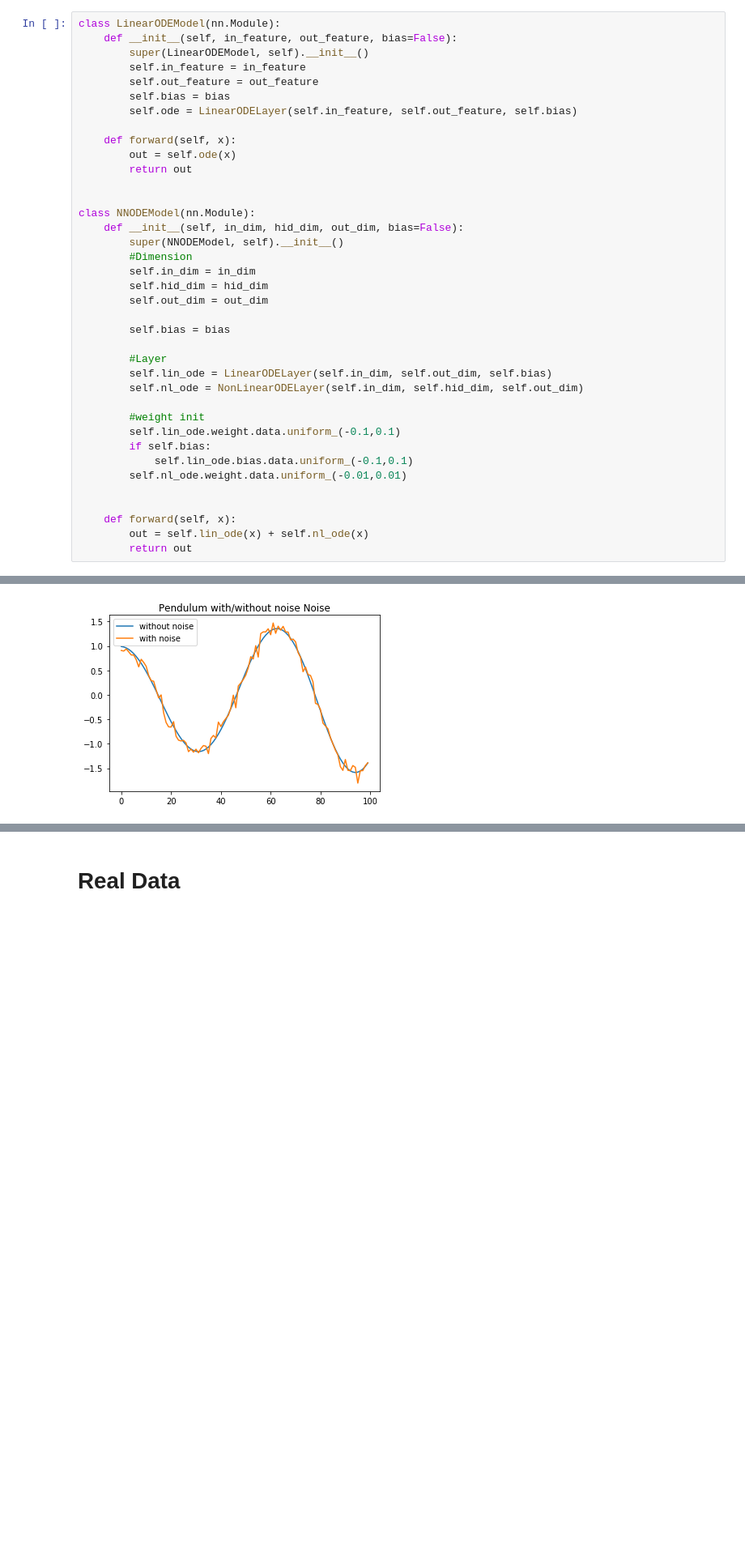
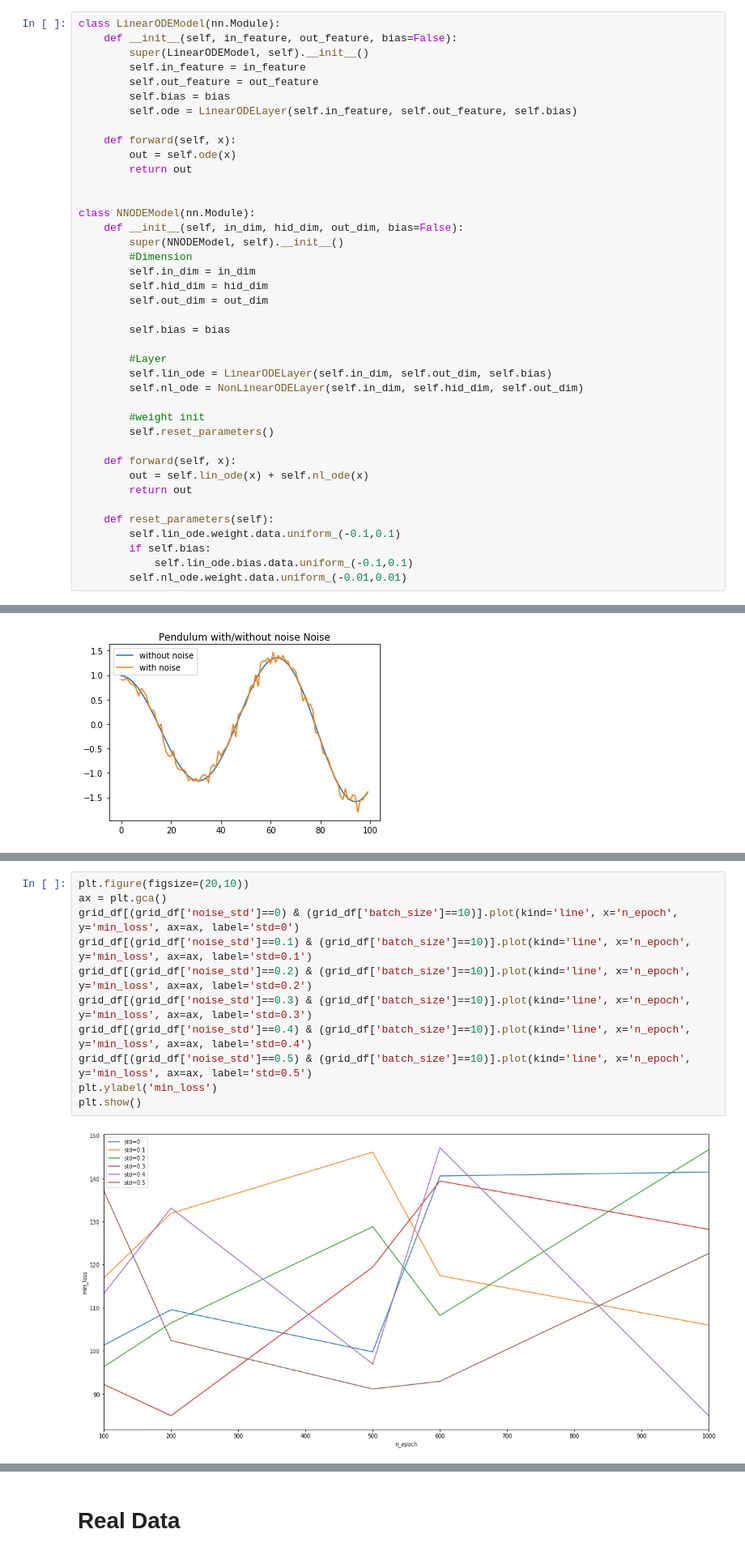
Before and after one commit to KennethThNg/Semester-project-dynamical-system-learning, a Jupyter notebook: NoiseODETestLayer.ipynb, the cells around one changed output, grey strips where cells are left out. Shown: that part at 81% size. Drawn from its saved outputs; the diff is of its cells as text; blank space fills up the shorter version.

```diff
--- a/NoiseODETestLayer.ipynb
+++ b/NoiseODETestLayer.ipynb
@@ -91,15 +91,17 @@ class NNODEModel(nn.Module):
         self.nl_ode = NonLinearODELayer(self.in_dim, self.hid_dim, self.out_dim)
 
         #weight init
+        self.reset_parameters()
+
+    def forward(self, x):
+        out = self.lin_ode(x) + self.nl_ode(x)
+        return out
+
+    def reset_parameters(self):
         self.lin_ode.weight.data.uniform_(-0.1,0.1)
         if self.bias:
             self.lin_ode.bias.data.uniform_(-0.1,0.1)
         self.nl_ode.weight.data.uniform_(-0.01,0.01)
-
-
-    def forward(self, x):
-        out = self.lin_ode(x) + self.nl_ode(x)
-        return out
 # %% [markdown]
 # Utils
 # %%
@@ -466,0 +443,13 @@ tensor([[[-4.5331e-05, -3.7478e-04],
+# %%
+plt.figure(figsize=(20,10))
+ax = plt.gca()
+grid_df[(grid_df['noise_std']==0) & (grid_df['batch_size']==10)].plot(kind='line', x='n_epoch', y='min_loss', ax=ax, label='std=0')
+grid_df[(grid_df['noise_std']==0.1) & (grid_df['batch_size']==10)].plot(kind='line', x='n_epoch', y='min_loss', ax=ax, label='std=0.1')
+grid_df[(grid_df['noise_std']==0.2) & (grid_df['batch_size']==10)].plot(kind='line', x='n_epoch', y='min_loss', ax=ax, label='std=0.2')
+grid_df[(grid_df['noise_std']==0.3) & (grid_df['batch_size']==10)].plot(kind='line', x='n_epoch', y='min_loss', ax=ax, label='std=0.3')
+grid_df[(grid_df['noise_std']==0.4) & (grid_df['batch_size']==10)].plot(kind='line', x='n_epoch', y='min_loss', ax=ax, label='std=0.4')
+grid_df[(grid_df['noise_std']==0.5) & (grid_df['batch_size']==10)].plot(kind='line', x='n_epoch', y='min_loss', ax=ax, label='std=0.5')
+plt.ylabel('min_loss')
+plt.show()
+# %% [output]
+[figure, added]
```
Also changed, not shown: parts of 66 cells of this notebook.
